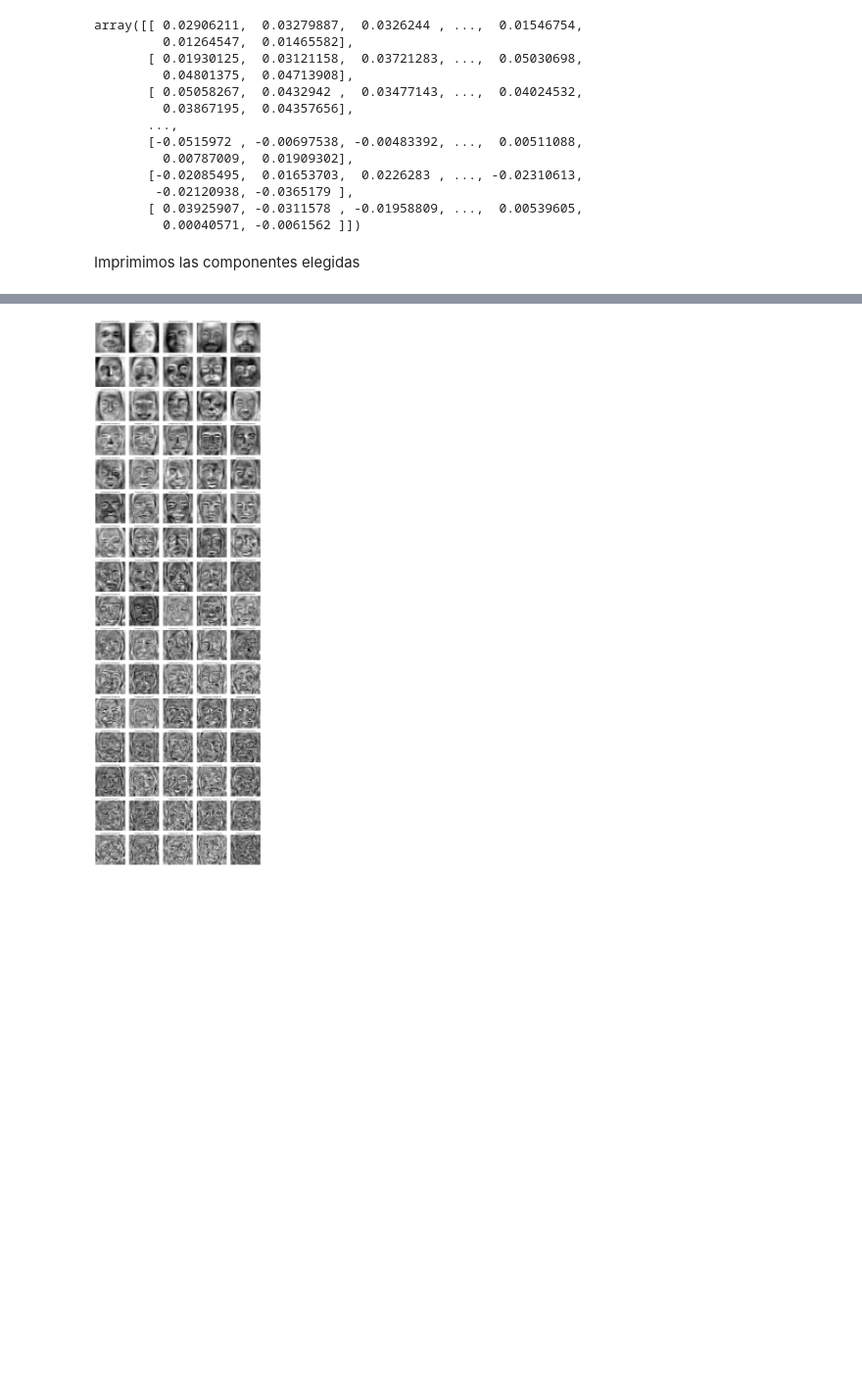
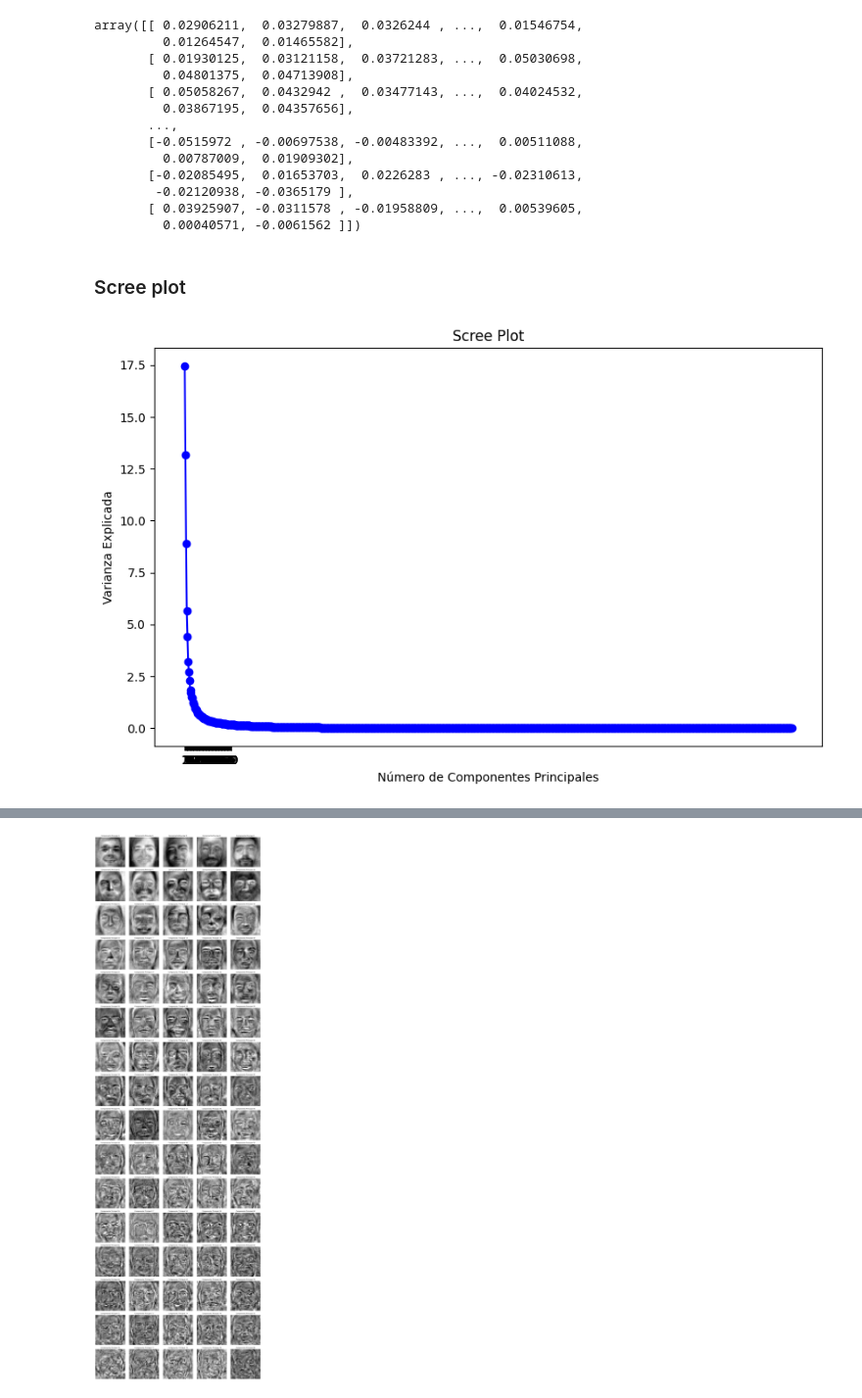
Before and after one commit to NoeSin/caras_grupo4, a Jupyter notebook: scripts/PCA-Caras.ipynb, the cells around one changed output, grey strips where cells are left out. Shown at 98% size. Drawn from its saved outputs; the diff is of its cells as text; code cells hidden in the pictures; blank space fills up the shorter version.

```diff
--- a/scripts/PCA-Caras.ipynb
+++ b/scripts/PCA-Caras.ipynb
@@ -450,5 +406,5 @@ array([[ 0.02906211,  0.03279887,  0.0326244 , ...,  0.01546754,
         -0.02120938, -0.0365179 ],
        [ 0.03925907, -0.0311578 , -0.01958809, ...,  0.00539605,
          0.00040571, -0.0061562 ]])
-# %% [markdown]
-Imprimimos las componentes elegidas
+# %% [markdown]
+### Scree plot
@@ -454,0 +458,15 @@ Imprimimos las componentes elegidas
+# %%
+# Calcular las varianzas explicadas
+
+# Crear el scree plot
+plt.figure(figsize=(10, 6))
+plt.plot(np.arange(1, len(explained_variances)+1), explained_variances, 'bo-')
+#plt.plot(componentes_principales, explained_variances, marker='o', linestyle='-')
+plt.title('Scree Plot')
+plt.xlabel('Número de Componentes Principales')
+plt.ylabel('Varianza Explicada')
+plt.xticks(componentes_principales)
+#plt.grid(True)
+plt.show()
+# %% [output]
+[figure, added]
```
Also changed, not shown: parts of 20 cells of this notebook.
